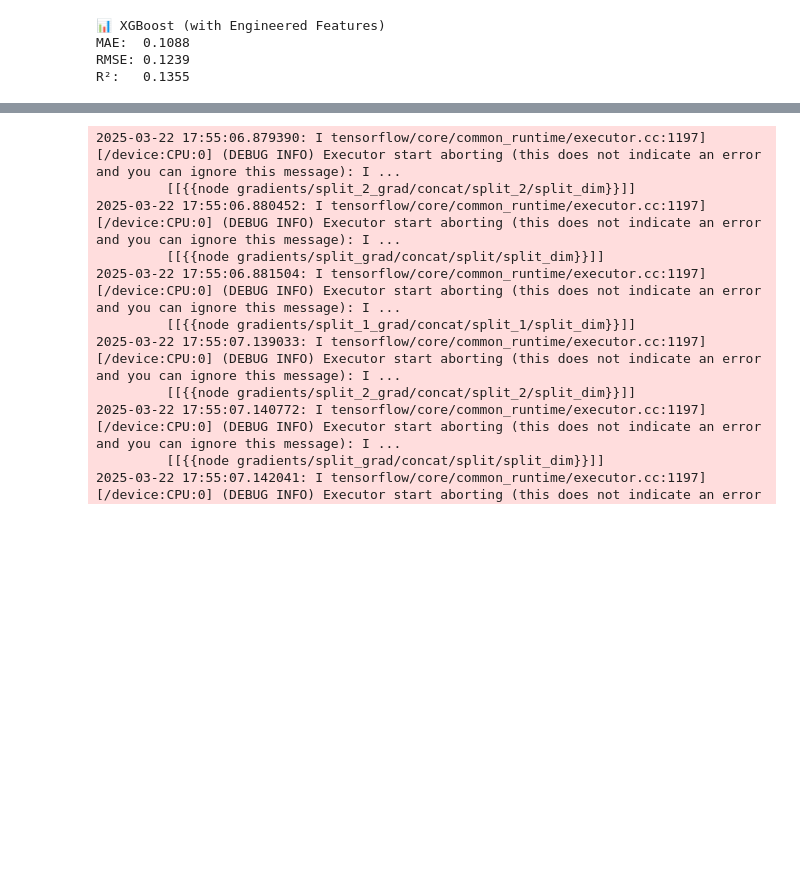
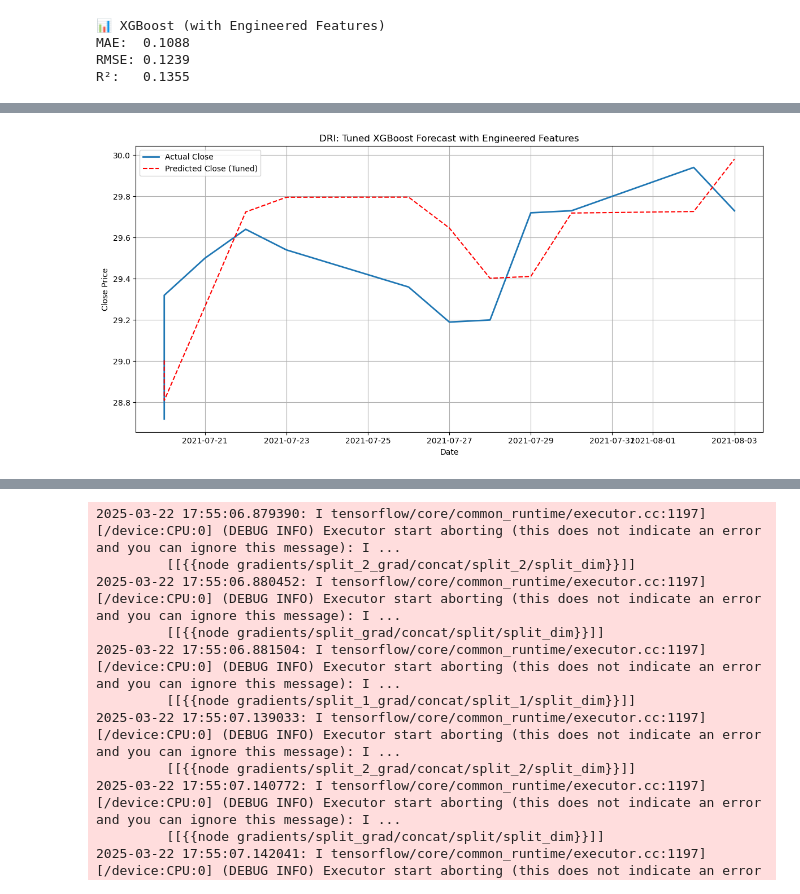
Before and after one commit to lucaluisadjei/pythongermanstocks, a Jupyter notebook: python_project copy.ipynb, the cells around one changed output, grey strips where cells are left out. Cells and saved outputs as stored; diff of their text form; code cells hidden in the pictures; blank space fills up the shorter version.

```diff
--- a/python_project copy.ipynb
+++ b/python_project copy.ipynb
@@ -475,0 +576,87 @@ R²:   0.1355
+# %%
+import pandas as pd
+import numpy as np
+import matplotlib.pyplot as plt
+from xgboost import XGBRegressor
+from sklearn.metrics import mean_absolute_error, mean_squared_error, r2_score
+from sklearn.preprocessing import StandardScaler
+
+# Ensure datetime indexes
+dri_training.index = pd.to_datetime(dri_training.index)
+dri_testing.index = pd.to_datetime(dri_testing.index)
+
+# Combine training and testing
+df = pd.concat([dri_training, dri_testing])
+df = df[['Close']].copy()
+
+# Feature engineering
+df['log_return'] = np.log(df['Close'] / df['Close'].shift(1))
+df['rolling_mean_3'] = df['Close'].rolling(3).mean()
+df['rolling_std_3'] = df['Close'].rolling(3).std()
+df['momentum_3'] = df['Close'] - df['Close'].shift(3)
+for i in range(1, 6):
+    df[f'lag_{i}'] = df['Close'].shift(i)
+
+# Target: next day's Close
+df['target'] = df['Close'].shift(-1)
+df.dropna(inplace=True)
+
+# Features
+features = ['log_return', 'rolling_mean_3', 'rolling_std_3', 'momentum_3'] + [f'lag_{i}' for i in range(1, 6)]
+X = df[features]
+y = df['target']
+
+# Optional: scale features
+scaler = StandardScaler()
+X[features] = scaler.fit_transform(X[features])
+
+# Train/test split
+X_train = X.loc[dri_training.index.intersection(X.index)]
+y_train = y.loc[dri_training.index.intersection(y.index)]
+X_test = X.loc[dri_testing.index.intersection(X.index)]
+y_test = y.loc[dri_testing.index.intersection(y.index)]
+
+# Model with best parameters
+model = XGBRegressor(
+    n_estimators=200,
+    max_depth=3,
+    learning_rate=0.05,
+    subsample=0.8,
+    colsample_bytree=1.0,
+    random_state=42
+)
+model.fit(X_train, y_train)
+
+# Predict
+preds = model.predict(X_test)
+
+# Results DataFrame
+results = pd.DataFrame({
+    'date': y_test.index,
+    'actual_Close': y_test.values,
+    'predicted_Close': preds
+}).set_index('date')
+
+# Plot
+plt.figure(figsize=(12, 6))
+plt.plot(results.index, results['actual_Close'], label='Actual Close', linewidth=2)
+plt.plot(results.index, results['predicted_Close'], label='Predicted Close (Tuned)', linestyle='--', color='red')
+plt.title('DRI: Tuned XGBoost Forecast with Engineered Features')
+plt.xlabel('Date')
+plt.ylabel('Close Price')
+plt.legend()
+plt.grid()
+plt.tight_layout()
+plt.show()
+
+# Metrics
+mae = mean_absolute_error(results['actual_Close'], results['predicted_Close'])
+rmse = np.sqrt(mean_squared_error(results['actual_Close'], results['predicted_Close']))
+r2 = r2_score(results['actual_Close'], results['predicted_Close'])
+
+print("📊 Tuned XGBoost Model Performance - DRI")
+print(f"MAE:  {mae:.4f}")
+print(f"RMSE: {rmse:.4f}")
+print(f"R²:   {r2:.4f}")
+# %% [output]
+[figure, added]
```
Also changed, not shown: parts of 3 cells of this notebook.
